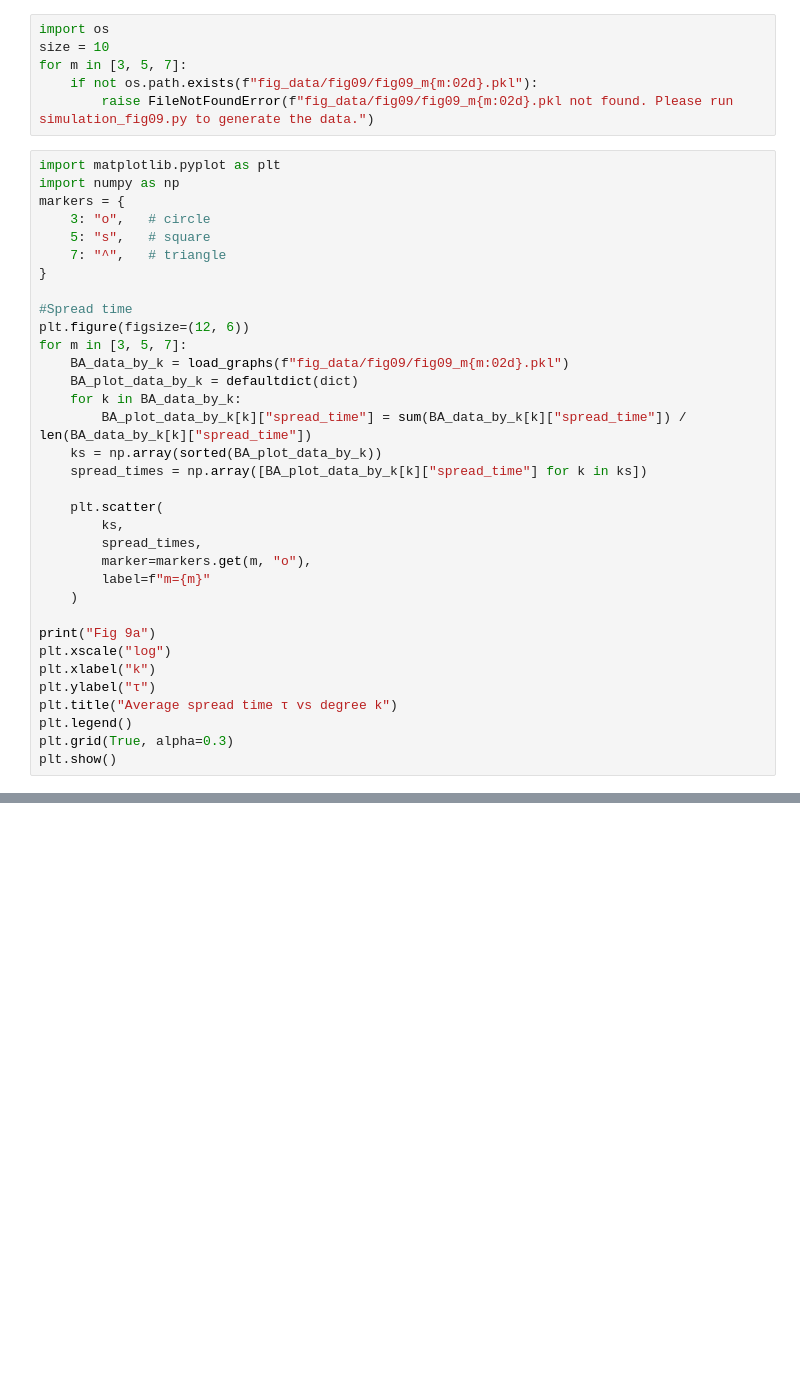
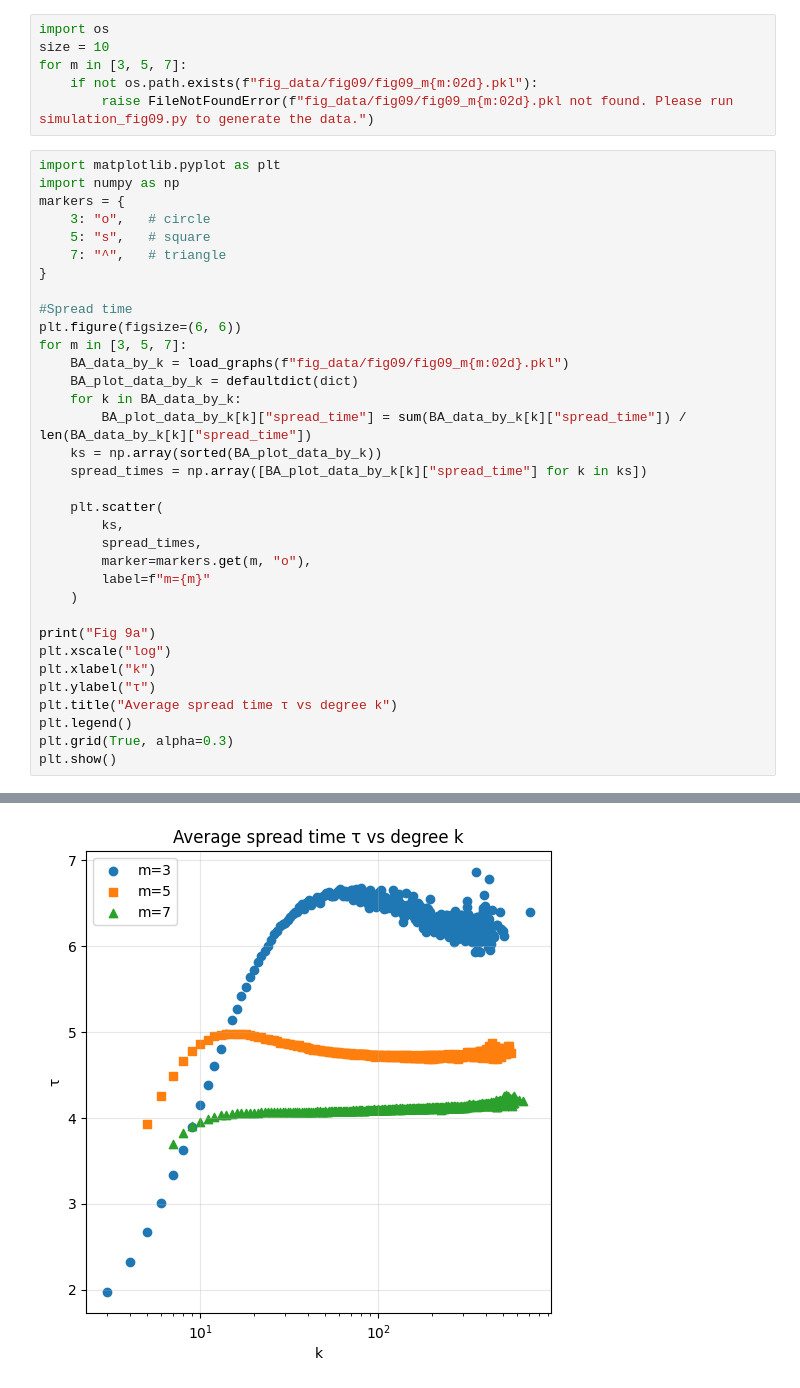
Before and after one commit to DoDoanHoangDu/GossipSpreadSimulation, a Jupyter notebook: simulation_fig09.ipynb, the cells around one changed output, grey strips where cells are left out. Cells and saved outputs as stored; diff of their text form; blank space fills up the shorter version.

```diff
--- a/simulation_fig09.ipynb
+++ b/simulation_fig09.ipynb
@@ -32,7 +32,7 @@ markers = {
 }
 
 #Spread time
-plt.figure(figsize=(12, 6))
+plt.figure(figsize=(6, 6))
 for m in [3, 5, 7]:
     BA_data_by_k = load_graphs(f"fig_data/fig09/fig09_m{m:02d}.pkl")
     BA_plot_data_by_k = defaultdict(dict)
@@ -56,3 +56,4 @@ plt.title("Average spread time τ vs degree k")
 plt.legend()
 plt.grid(True, alpha=0.3)
 plt.show()
+# %% [output]
@@ -59,2 +61,3 @@ plt.show()
+[figure, added]
 # %%
 #Spread factor
```
Also changed, not shown: parts of 2 cells of this notebook.
